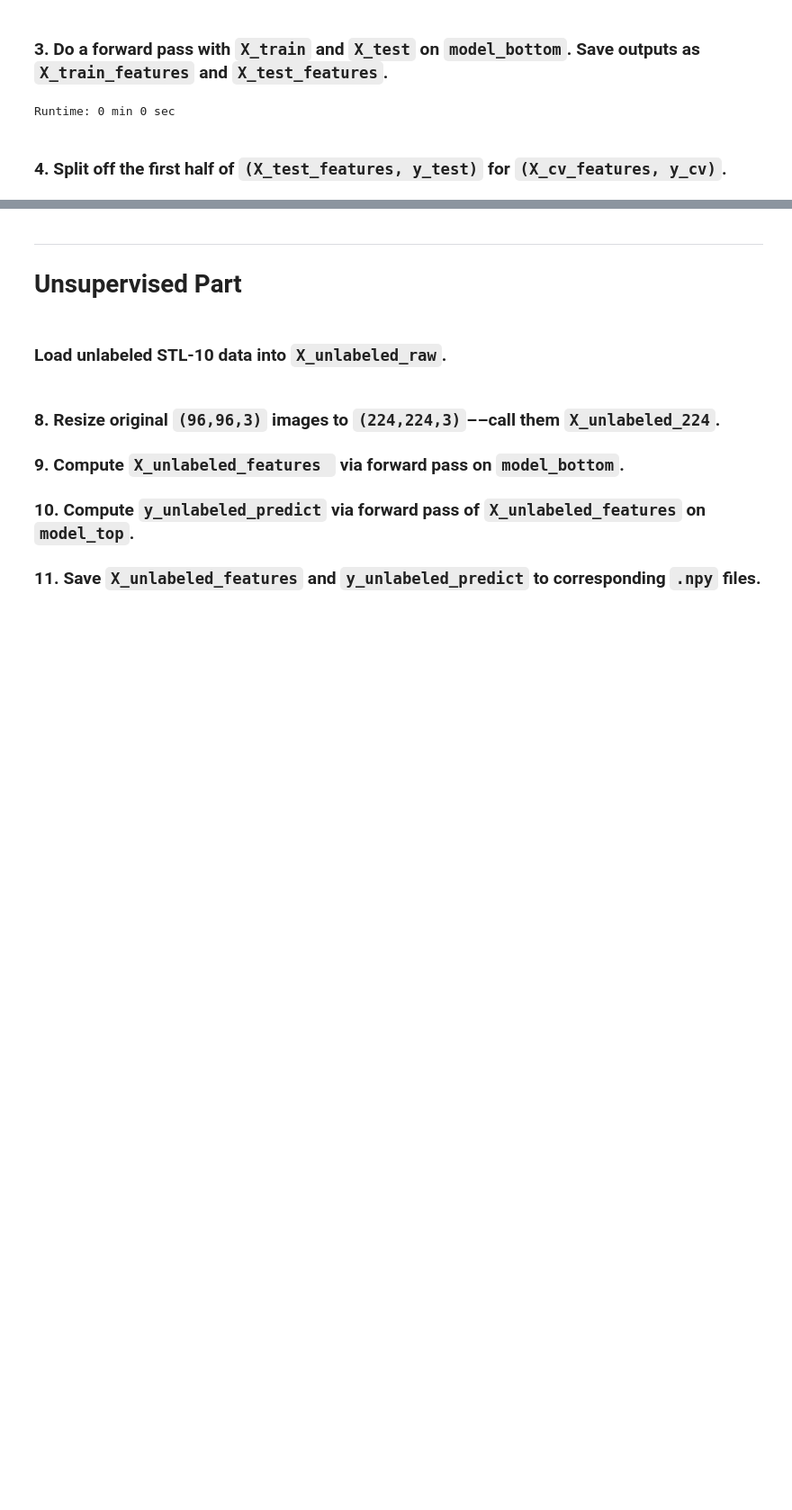
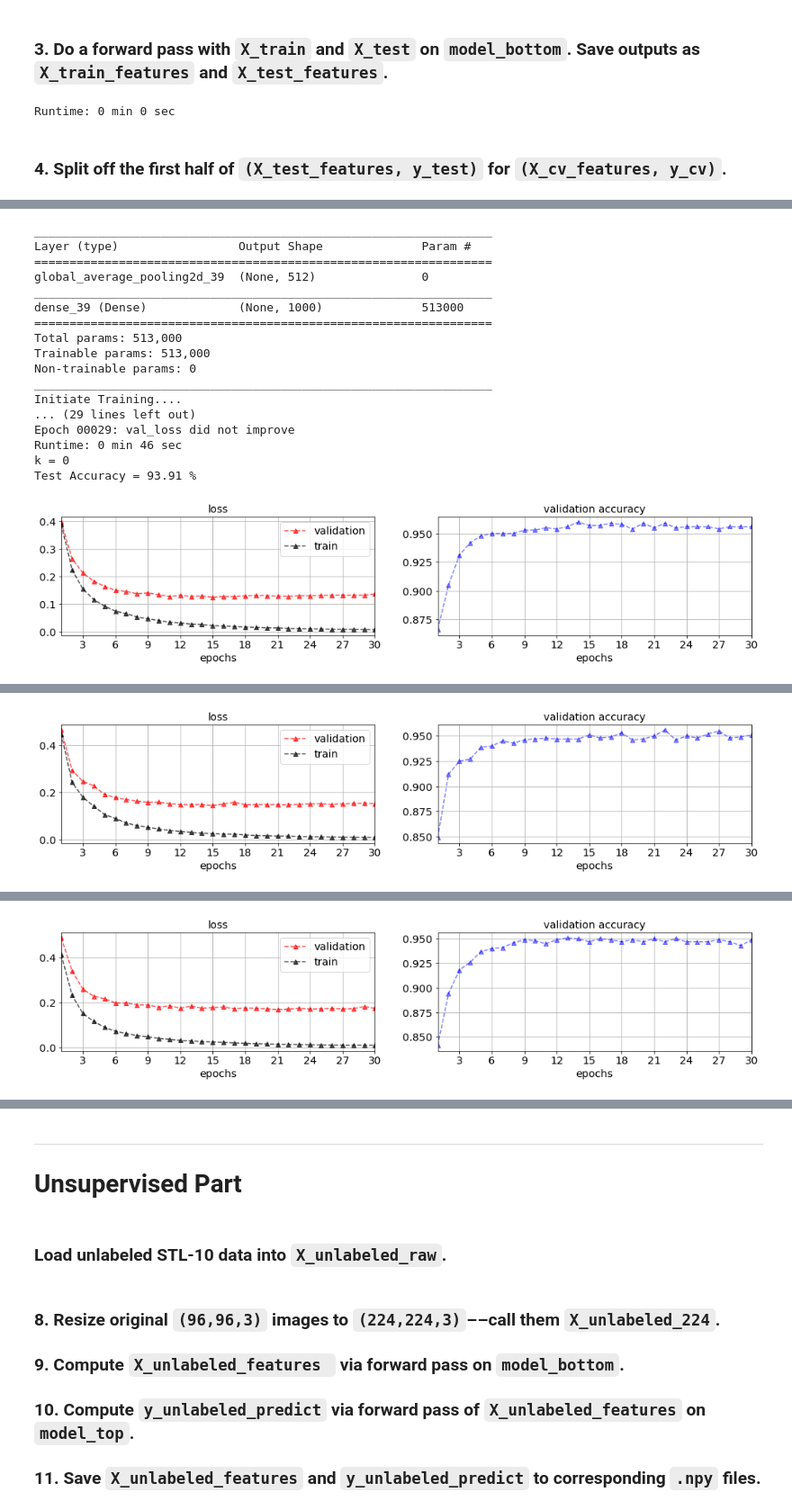
Before and after one commit to ozkansafak/Fellowship.AI-STL-10, a Jupyter notebook: main.ipynb, the cells around one changed output, grey strips where cells are left out. Shown at 90% size. Cells and saved outputs as stored; diff of their text form; code cells hidden in the pictures; blank space fills up the shorter version.

Commit message:
KFold indices re-calculated. folds_indices.txt doesn't seem reliable

```diff
--- a/main.ipynb
+++ b/main.ipynb
@@ -114,5 +114,6 @@ from keras.utils import to_categorical
 y_train = to_categorical(y_train, num_classes = 1000)
 y_test  = to_categorical(y_test , num_classes = 1000)
 
+cnames, fidx = get_cnames_fidx(y_train, n_split=5)
 print('All labeled data loaded.')
 # %% [output]
@@ -242,8 +242,0 @@ X_train_features.dtype, X_cv_features.dtype, X_test_features.dtype
-# %%
-model_top = get_model_top()
-model_top, callback_inst = train_model(model_top,
-                                       X_train_features, y_train,
-                                       X_cv_features, y_cv,
-                                       epochs=20,
-                                       batch_size=128,
-                                       wanna_plot=False)
@@ -274,6 +242,0 @@ callback_inst.plotter()
-# %%
-model_top.load_weights('saved_models/model.best.hdf5')
-
-_loss, acc = model_top.evaluate(X_test_features, y_test,
-                                batch_size=128);
-print('\nTest Accuracy = %.2f %%' % (acc*100))
@@ -281,0 +243,63 @@ Test Accuracy = 93.27 %
+# %%
+start = time.time()
+acc = []
+
+### Do a k-fold
+from sklearn.model_selection import KFold
+kf = KFold(n_splits=5, shuffle=True)
+for fidx_train, fidx_cv in kf.split(y_train):
+# for k, _ in enumerate(fidx):
+#     fidx_cv = fidx[k]
+#     fidx_train = np.concatenate([fidx[0:k],fidx[k+1:]]).flatten()
+
+    X_cv_features_1k = X_train_features[fidx_cv]
+    y_cv_1k = y_train[fidx_cv]
+
+    X_train_features_9k = X_train_features[fidx_train]
+    y_train_9k = y_train[fidx_train]
+
+
+
+    ### 5. Construct a Neural Network that accepts VGG16 bottleneck features as input. Call this `model_top`.
+    model_top = get_model_top()
+
+    ### 6. Train `model_top` on  `X_train_features` with validation on `(X_cv_features, y_cv)`.
+    model_top, callback_inst = train_model(model_top,
+                                           X_train_features_9k, y_train_9k,
+                                           X_cv_features_1k, y_cv_1k,
+                                           epochs=30,
+                                           batch_size=64,
+                                           wanna_plot=False)
+    ### 7.  Compute test accuracy.
+    model_top.load_weights('saved_models/model.best.hdf5')
+
+    _loss, _acc = model_top.evaluate(X_test_features, y_test,
+                                    batch_size=128);
+    acc.append(_acc)
+    print('\nk = %i\nTest Accuracy = %.2f %%' % (k, _acc*100))
+
+    ### Plot loss function and accuracy
+    callback_inst.plotter()
+
+
+print(('\n' + ('\n'+'-'*30)*3 +'\nk = %i'+ '\nAverage Test Accuracy = %.2f %%') % (len(fidx), np.mean(acc)*100))
+print_runtime(start)
+# %% [output]
+_________________________________________________________________
+Layer (type)                 Output Shape              Param #
+=================================================================
+global_average_pooling2d_39  (None, 512)               0
+_________________________________________________________________
+dense_39 (Dense)             (None, 1000)              513000
+=================================================================
+Total params: 513,000
+Trainable params: 513,000
+Non-trainable params: 0
+_________________________________________________________________
+Initiate Training....
+... (29 lines left out)
+Epoch 00029: val_loss did not improve
+Runtime: 0 min 46 sec
+k = 0
+Test Accuracy = 93.91 %
+[figure, added]
@@ -281,0 +323 @@ Test Accuracy = 93.27 %
+[figure, added]
@@ -281,0 +341 @@ Test Accuracy = 93.27 %
+[figure, added]
```
Also changed, not shown: parts of 21 cells of this notebook, 2 other files.
